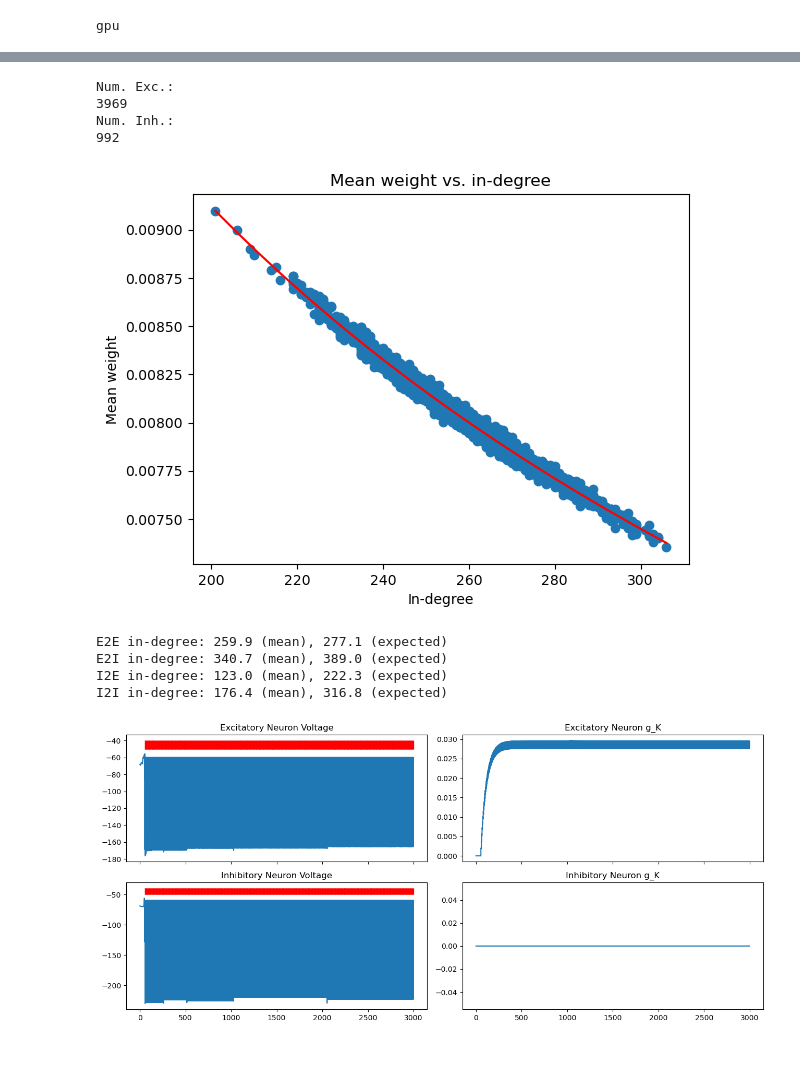
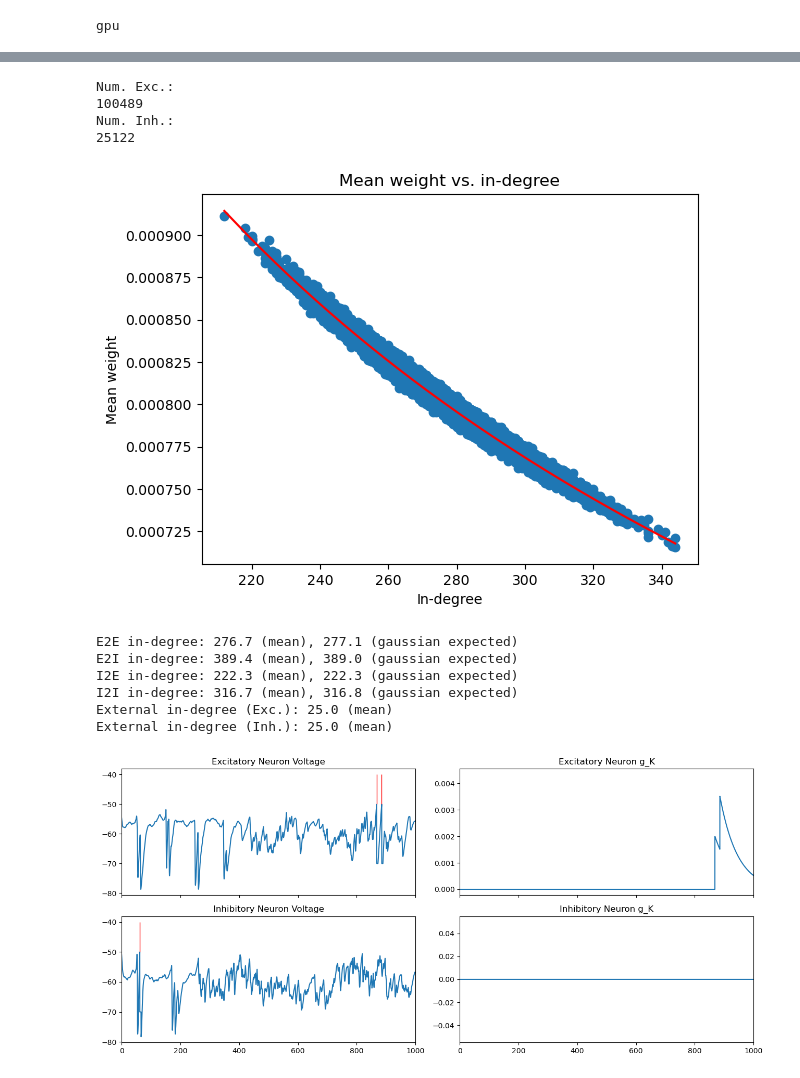
Before and after one commit to brendanjohnharris/WRCircuit.jl, a Jupyter notebook: scripts/plots/dynamics/shencong_dynamics.ipynb, the cells around one changed output, grey strips where cells are left out. Drawn from its saved outputs; the diff is of its cells as text; code cells hidden in the pictures.

```diff
--- a/scripts/plots/dynamics/shencong_dynamics.ipynb
+++ b/scripts/plots/dynamics/shencong_dynamics.ipynb
@@ -23,10 +23,12 @@ jax.default_device = jax.devices("gpu")[0]
 # %% [output]
 gpu
 # %%
+# bp.math.set_dt(0.05) # Check sims look similar with smaller timestep
+
 # Shencong Parameters
 delta = 0.007
-dx = 64*delta # 64 x 64 integer grid, 7um spacing
-rho = 20000
+dx = 320*delta # Originally 64*delta # 64 x 64 integer grid, 7um spacing
+rho = 20000 # 12000
 p_ee = 0.8
 p_ei = 0.7
 p_ie = 0.4
@@ -35,13 +37,13 @@ sigma_ee = 7.5*delta
 sigma_ei = 9.5*delta
 sigma_ie = 19*delta
 sigma_ii = 19*delta
-J_e = 0.008 # Microsiemens
+J_e = 0.0008 # Microsiemens. In spontaneous simulation code. Different from main paper
 kernel = src.models.FNS.ExponentialKernel
 # %%
 from src.models.FNS import FNScircuit
 # * Construct, takes around 3 minutes
 FNSnet = FNScircuit(rho = rho, dx=dx, J_e = J_e,
-        nu = 2.5, n_ext = 25, zeta=100,
+        nu = 2.5, n_ext = 25, zeta=4,
         p_ee=p_ee,
         p_ei=p_ei,
         p_ie=p_ie,
@@ -62,9 +83,9 @@ print("Num. Exc.:");print(np.prod(FNSnet.E.size))
 print("Num. Inh.:");print(np.prod(FNSnet.I.size))
 # %% [output]
 Num. Exc.:
-3969
+100489
 Num. Inh.:
-992
+25122
 # %%
 def mean_weights(proj):
     """
@@ -83,40 +104,48 @@ def mean_weights(proj):
     # 1) in-degree count: how many edges lead to each post-syn i
     in_degs = jnp.bincount(indices, length=M)
 
     # 2) sum of weights leading to each post-syn i
     sum_w = jnp.bincount(indices, weights=weights, length=M)
 
     # 3) safely divide sum_w[i] by in_degs[i], handling the case in_degs[i] = 0
     mean_w = jnp.where(in_degs > 0, sum_w / in_degs, 0.0)
     return mean_w
 mean_ws = mean_weights(FNSnet.E2E.proj)
 ks = src.models.FNS.indegrees(FNSnet.E2E.proj)
 plt.scatter(ks, mean_ws)
 a, b = np.polyfit(1/np.sqrt(ks), mean_ws, 1)
 sks = np.sort(ks)
 plt.plot(sks, a/np.sqrt(sks) + b, 'r')
 plt.xlabel('In-degree')
 plt.ylabel('Mean weight')
 plt.title('Mean weight vs. in-degree')
 plt.show()
 
 
 k = src.models.FNS.indegree(FNSnet.E2E.proj)
 k_hat = src.models.FNS.expected_indegree(FNSnet, "ee")
-print(f"E2E in-degree: {k:.1f} (mean), {k_hat:.1f} (expected)")
+print(f"E2E in-degree: {k:.1f} (mean), {k_hat:.1f} (gaussian expected)")
 k = src.models.FNS.indegree(FNSnet.E2I.proj)
 k_hat = src.models.FNS.expected_indegree(FNSnet, "ei")
-print(f"E2I in-degree: {k:.1f} (mean), {k_hat:.1f} (expected)")
+print(f"E2I in-degree: {k:.1f} (mean), {k_hat:.1f} (gaussian expected)")
 k = src.models.FNS.indegree(FNSnet.I2E.proj)
 k_hat = src.models.FNS.expected_indegree(FNSnet, "ie")
-print(f"I2E in-degree: {k:.1f} (mean), {k_hat:.1f} (expected)")
+print(f"I2E in-degree: {k:.1f} (mean), {k_hat:.1f} (gaussian expected)")
 k = src.models.FNS.indegree(FNSnet.I2I.proj)
 k_hat = src.models.FNS.expected_indegree(FNSnet, "ii")
-print(f"I2I in-degree: {k:.1f} (mean), {k_hat:.1f} (expected)")
+print(f"I2I in-degree: {k:.1f} (mean), {k_hat:.1f} (gaussian expected)")
+
+# Print the mean number of external synapses
+k_ext = src.models.FNS.indegree(FNSnet.ext2E.proj)
+print(f"External in-degree (Exc.): {k_ext:.1f} (mean)")
+k_ext = src.models.FNS.indegree(FNSnet.ext2I.proj)
+print(f"External in-degree (Inh.): {k_ext:.1f} (mean)")
 # %% [output]
-[figure, old version]
+[figure, new version]
-E2E in-degree: 259.9 (mean), 277.1 (expected)
-E2I in-degree: 340.7 (mean), 389.0 (expected)
-I2E in-degree: 123.0 (mean), 222.3 (expected)
-I2I in-degree: 176.4 (mean), 316.8 (expected)
+E2E in-degree: 276.7 (mean), 277.1 (gaussian expected)
+E2I in-degree: 389.4 (mean), 389.0 (gaussian expected)
+I2E in-degree: 222.3 (mean), 222.3 (gaussian expected)
+I2I in-degree: 316.7 (mean), 316.8 (gaussian expected)
+External in-degree (Exc.): 25.0 (mean)
+External in-degree (Inh.): 25.0 (mean)
 # %%
@@ -140,7 +169,7 @@ runner.run(duration=3000.)
 # t = runner.mon['ts'].view()
 # X = runner.mon['E.spike'].view()
 # %%
-i = 100
+i = 10
 fig, axs = plt.subplots(2, 2, figsize=(13, 6), sharex=True)
 x = runner.mon['E.V'].view()[:, i]
 spikes = np.where(runner.mon['E.spike'].view()[:, i])
@@ -166,9 +195,9 @@ axs[1, 1].plot(runner.mon['ts'].view(), x)
 axs[1, 1].set_title('Inhibitory Neuron g_K')
 
 
-
+plt.xlim(0, 1000)
 plt.tight_layout()
 plt.show()
 # %% [output]
-[figure, old version]
+[figure, new version]
 # %%
```
Also changed, not shown: parts of 5 cells of this notebook, 3 other files.
